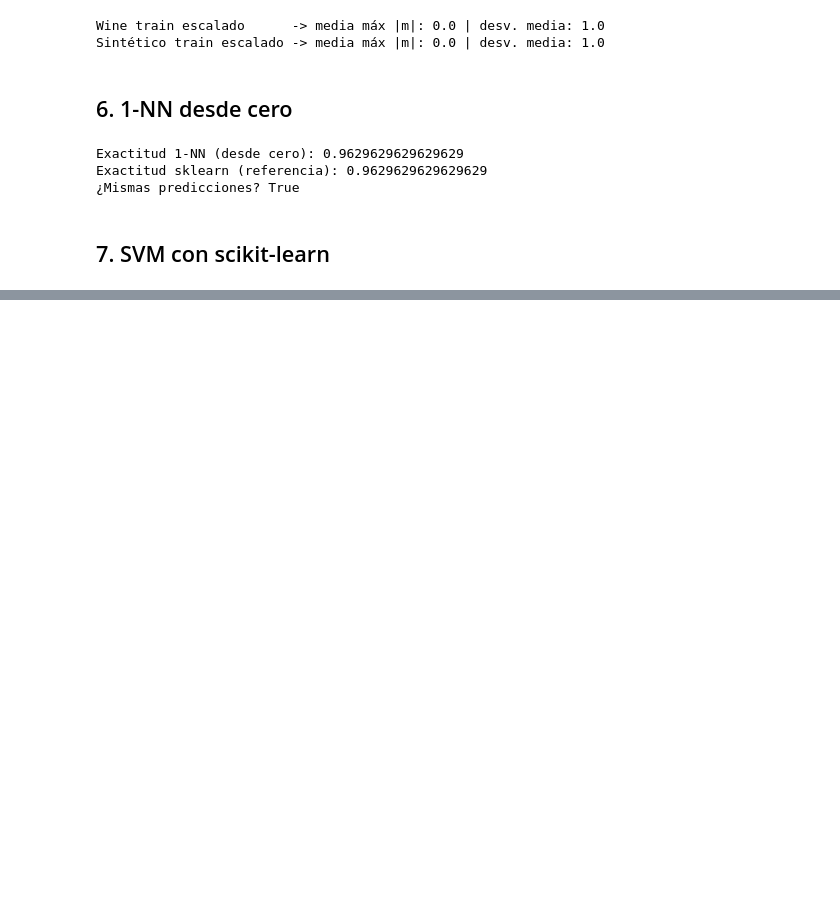
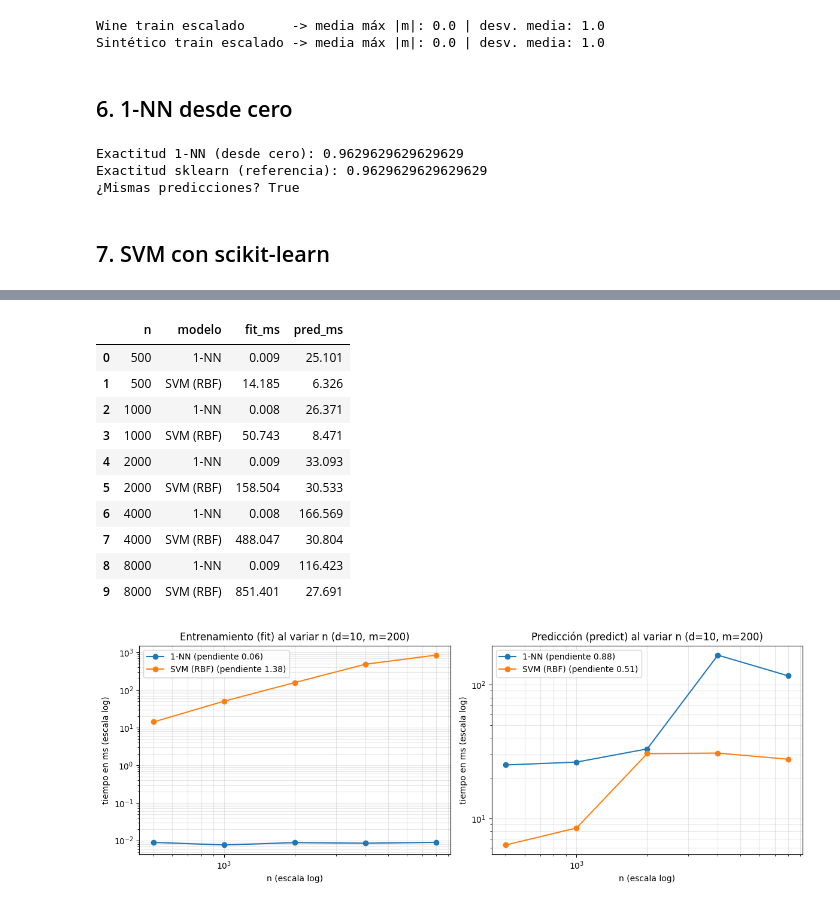
Before and after one commit to paolamrk/Practica3_MachineLearning, a Jupyter notebook: practica_clasificadores_integrante_2.ipynb, the cells around one changed output, grey strips where cells are left out. Saved outputs shown, nothing was run; the diff lists cells and outputs as text; code cells hidden in the pictures; blank space fills up the shorter version.

```diff
--- a/practica_clasificadores_integrante_2.ipynb
+++ b/practica_clasificadores_integrante_2.ipynb
@@ -1028,0 +1170,56 @@ display(
+# %%
+# ==========================================
+# CELDA 34: TIEMPOS DE 1-NN Y SVM AL VARIAR N
+# ==========================================
+
+tamanos = [500, 1000, 2000, 4000, 8000]
+m_prueba, d, repeticiones = 200, 10, 3
+
+filas = []
+for n in tamanos:
+    Xg, yg = make_classification(n_samples=n + m_prueba, n_features=d, n_informative=6,
+                                 n_redundant=2, n_classes=3, n_clusters_per_class=1,
+                                 class_sep=1.0, flip_y=0.05, random_state=SEMILLA)
+    Xtr, ytr, Xte = Xg[:n], yg[:n], Xg[n:]
+    esc = StandardScaler().fit(Xtr)
+    Xtr, Xte = esc.transform(Xtr), esc.transform(Xte)
+
+    for nombre, modelo in [("1-NN", OneNN()), ("SVM (RBF)", SVC())]:
+        t_fit, t_pred = [], []
+        for _ in range(repeticiones):
+            m = copy.deepcopy(modelo)
+            t0 = time.perf_counter(); m.fit(Xtr, ytr)
+            t1 = time.perf_counter(); m.predict(Xte)
+            t2 = time.perf_counter()
+            t_fit.append((t1 - t0) * 1000); t_pred.append((t2 - t1) * 1000)
+        filas.append({"n": n, "modelo": nombre,
+                      "fit_ms": np.median(t_fit), "pred_ms": np.median(t_pred)})
+
+tabla_escalamiento = pd.DataFrame(filas)
+display(tabla_escalamiento.round(3))
+
+fig, axes = plt.subplots(1, 2, figsize=(12, 4.5))
+for ax, col, titulo in zip(axes, ["fit_ms", "pred_ms"],
+                           ["Entrenamiento (fit)", "Predicción (predict)"]):
+    for nombre, g in tabla_escalamiento.groupby("modelo"):
+        pendiente = np.polyfit(np.log(g["n"].values[-4:]), np.log(g[col].values[-4:]), 1)[0]
+        ax.plot(g["n"], g[col], marker="o", label=f"{nombre} (pendiente {pendiente:.2f})")
+    ax.set_xscale("log"); ax.set_yscale("log")
+    ax.set_title(f"{titulo} al variar n (d={d}, m={m_prueba})")
+    ax.set_xlabel("n (escala log)"); ax.set_ylabel("tiempo en ms (escala log)")
+    ax.legend(); ax.grid(True, which="both", alpha=0.3)
+plt.tight_layout()
+plt.show()
+# %% [output]
+|  | n | modelo | fit_ms | pred_ms |
+| 0 | 500 | 1-NN | 0.009 | 25.101 |
+| 1 | 500 | SVM (RBF) | 14.185 | 6.326 |
+| 2 | 1000 | 1-NN | 0.008 | 26.371 |
+| 3 | 1000 | SVM (RBF) | 50.743 | 8.471 |
+| 4 | 2000 | 1-NN | 0.009 | 33.093 |
+| 5 | 2000 | SVM (RBF) | 158.504 | 30.533 |
+| 6 | 4000 | 1-NN | 0.008 | 166.569 |
+| 7 | 4000 | SVM (RBF) | 488.047 | 30.804 |
+| 8 | 8000 | 1-NN | 0.009 | 116.423 |
+| 9 | 8000 | SVM (RBF) | 851.401 | 27.691 |
+[figure, added]
```
Also changed, not shown: parts of 64 cells of this notebook.
